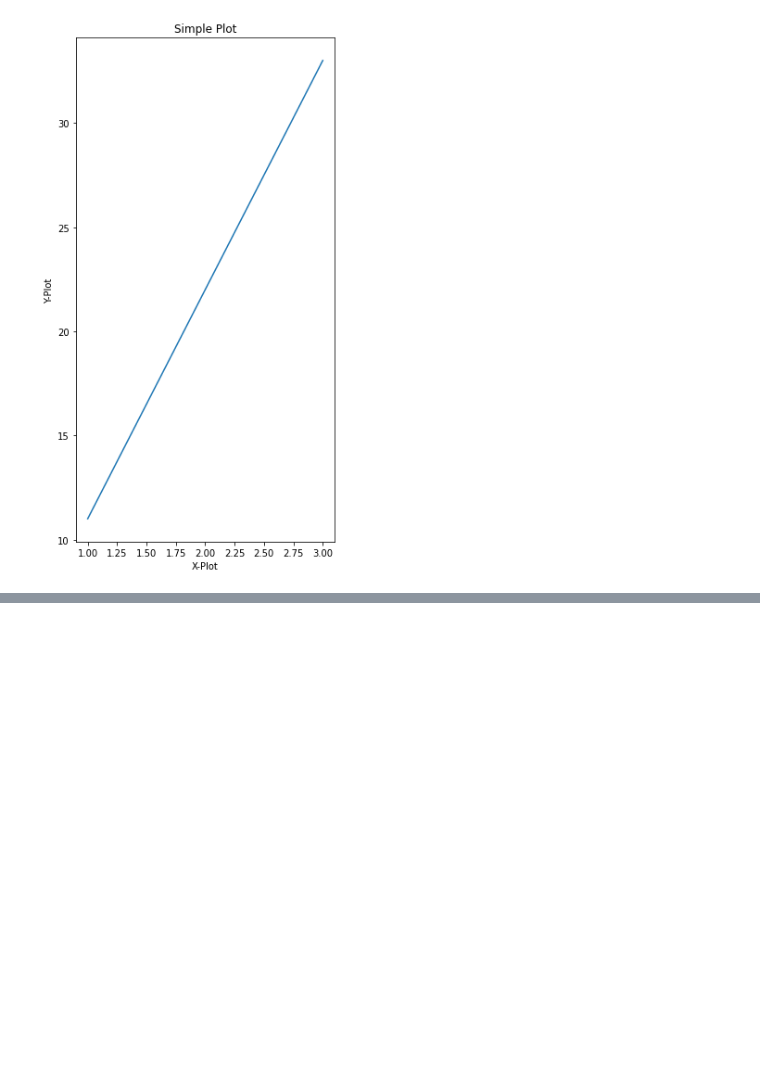
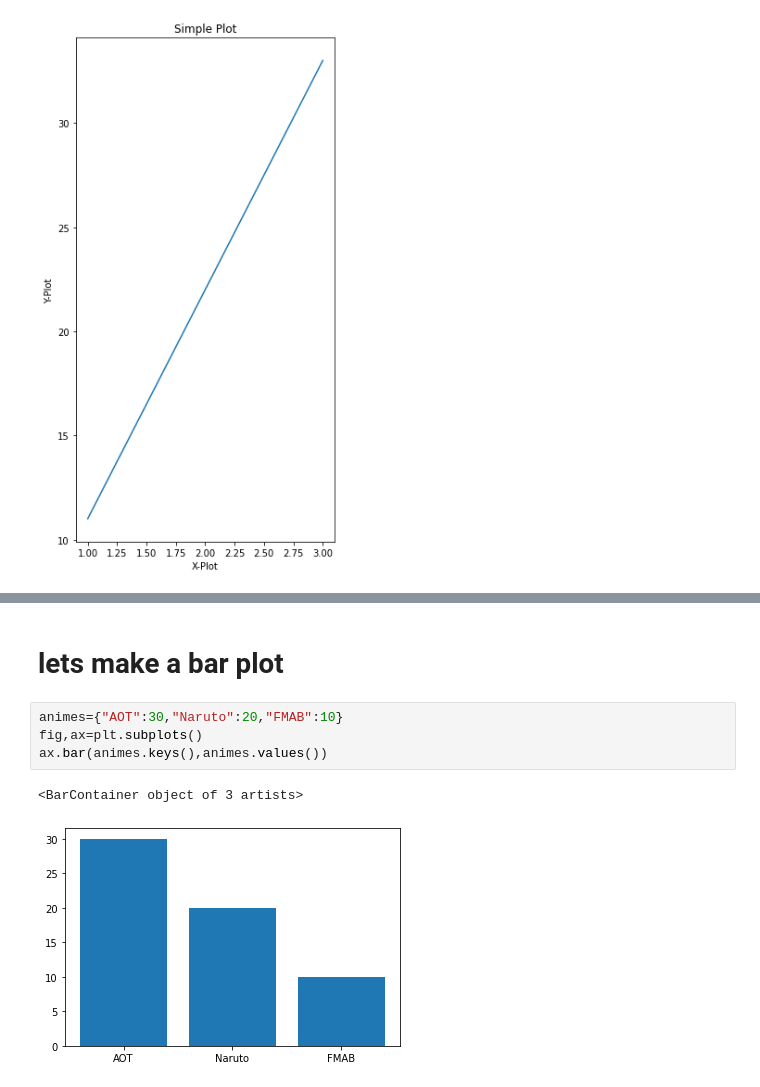
Before and after one commit to bishal5917/Matplotlib, a Jupyter notebook: Matplot.ipynb, the cells around one changed output, grey strips where cells are left out. Cells and saved outputs as stored; diff of their text form; blank space fills up the shorter version.

```diff
--- a/Matplot.ipynb
+++ b/Matplot.ipynb
@@ -47,0 +77,9 @@ fig.savefig("plotSaved.png")
+# %% [markdown]
+# lets make a bar plot
+# %%
+animes={"AOT":30,"Naruto":20,"FMAB":10}
+fig,ax=plt.subplots()
+ax.bar(animes.keys(),animes.values())
+# %% [output]
+<BarContainer object of 3 artists>
+[figure, added]
```
Also changed, not shown: parts of 6 cells of this notebook.
